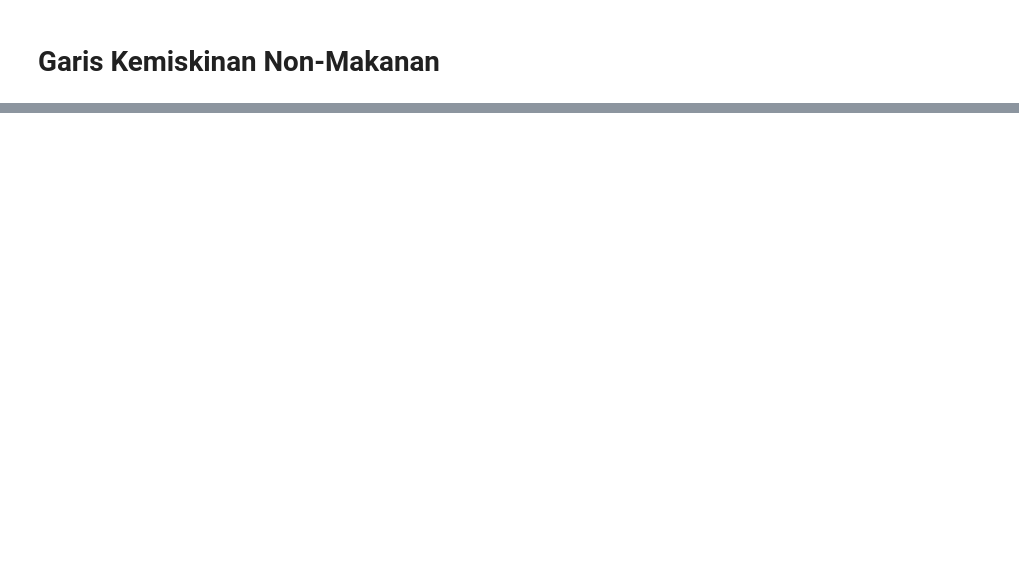
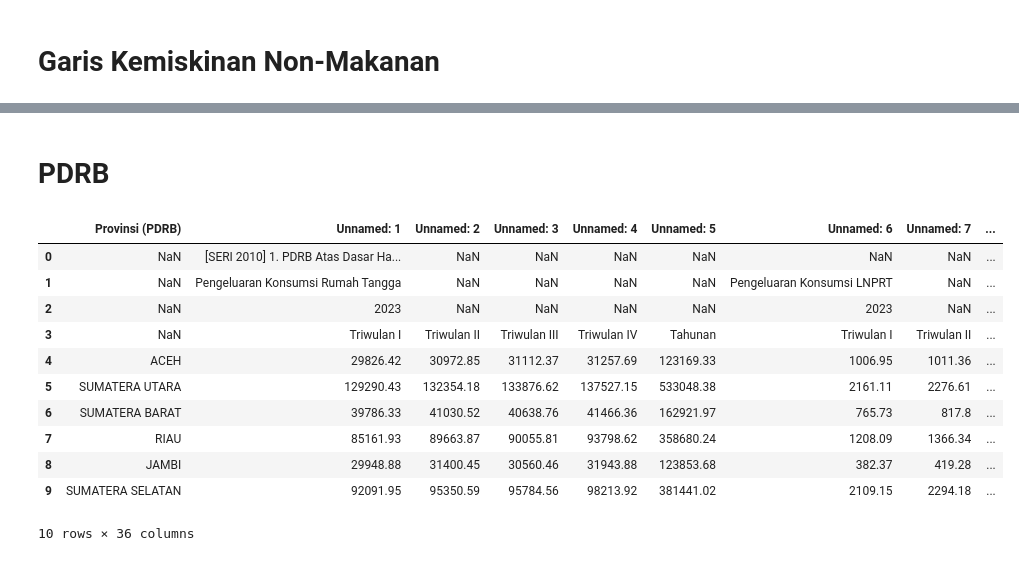
Before and after one commit to yusufimantaka/gamadata-2, a Jupyter notebook: data-cleaning.ipynb, the cells around one changed output, grey strips where cells are left out. Drawn from its saved outputs; the diff is of its cells as text; code cells hidden in the pictures; blank space fills up the shorter version.

```diff
--- a/data-cleaning.ipynb
+++ b/data-cleaning.ipynb
@@ -75,0 +265,24 @@ Data_nonmakanan.isnull().sum()
+# %% [markdown]
+# PDRB
+# %%
+pdrb = {}
+
+for tahun in range(2010, 2025):
+    file = f"data/[SERI 2010] 1. PDRB Atas Dasar Harga Berlaku Menurut Pengeluaran, {tahun}.csv"
+    df_pdrbb = pd.read_csv(file)
+    pdrb[tahun] = df_pdrbb
+# %%
+pdrb[2023].head(10)
+# %% [output]
+|  | Provinsi (PDRB) | Unnamed: 1 | Unnamed: 2 | Unnamed: 3 | Unnamed: 4 | Unnamed: 5 | Unnamed: 6 | Unnamed: 7 | ... |
+| 0 | NaN | [SERI 2010] 1. PDRB Atas Dasar Ha... | NaN | NaN | NaN | NaN | NaN | NaN | ... |
+| 1 | NaN | Pengeluaran Konsumsi Rumah Tangga | NaN | NaN | NaN | NaN | Pengeluaran Konsumsi LNPRT | NaN | ... |
+| 2 | NaN | 2023 | NaN | NaN | NaN | NaN | 2023 | NaN | ... |
+| 3 | NaN | Triwulan I | Triwulan II | Triwulan III | Triwulan IV | Tahunan | Triwulan I | Triwulan II | ... |
+| 4 | ACEH | 29826.42 | 30972.85 | 31112.37 | 31257.69 | 123169.33 | 1006.95 | 1011.36 | ... |
+| 5 | SUMATERA UTARA | 129290.43 | 132354.18 | 133876.62 | 137527.15 | 533048.38 | 2161.11 | 2276.61 | ... |
+| 6 | SUMATERA BARAT | 39786.33 | 41030.52 | 40638.76 | 41466.36 | 162921.97 | 765.73 | 817.8 | ... |
+| 7 | RIAU | 85161.93 | 89663.87 | 90055.81 | 93798.62 | 358680.24 | 1208.09 | 1366.34 | ... |
+| 8 | JAMBI | 29948.88 | 31400.45 | 30560.46 | 31943.88 | 123853.68 | 382.37 | 419.28 | ... |
+| 9 | SUMATERA SELATAN | 92091.95 | 95350.59 | 95784.56 | 98213.92 | 381441.02 | 2109.15 | 2294.18 | ... |
+10 rows × 36 columns
```
Also changed, not shown: parts of 33 cells of this notebook.
